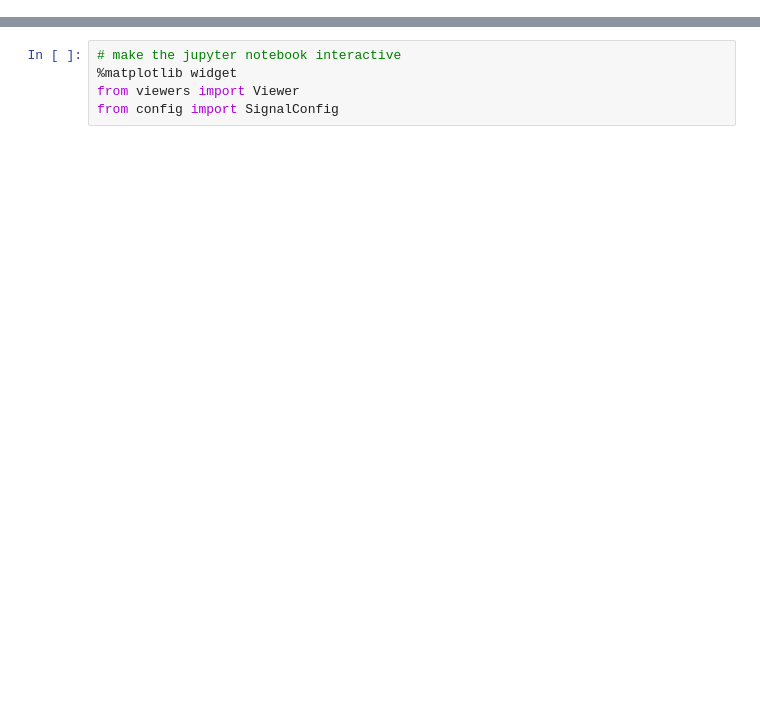
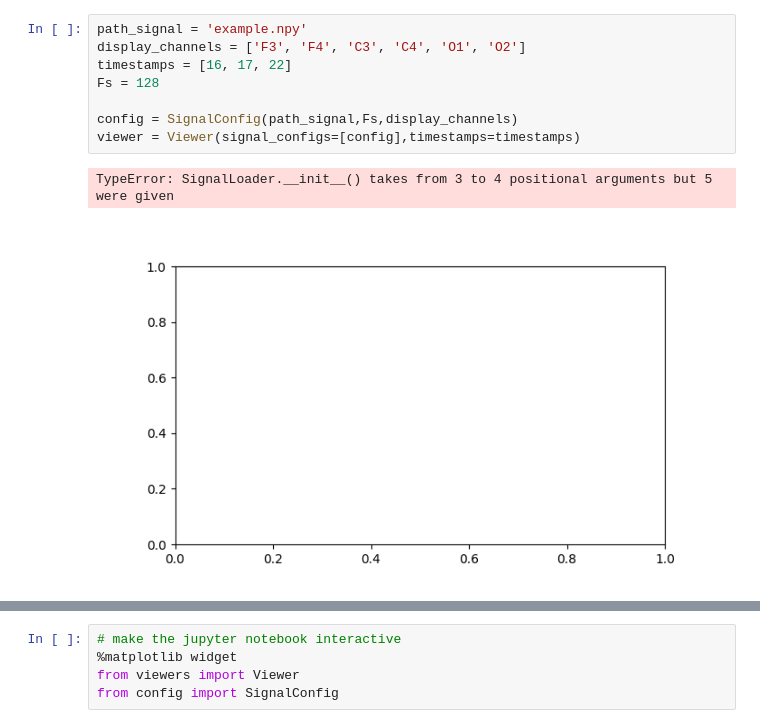
Before and after one commit to MoritzAlkofer/BIOViewer, a Jupyter notebook: demo.ipynb, the cells around one changed output, grey strips where cells are left out. Cells and saved outputs as stored; diff of their text form; blank space fills up the shorter version.

```diff
--- a/demo.ipynb
+++ b/demo.ipynb
@@ -0,0 +52,11 @@
+# %%
+path_signal = 'example.npy'
+display_channels = ['F3', 'F4', 'C3', 'C4', 'O1', 'O2']
+timestamps = [16, 17, 22]
+Fs = 128
+
+config = SignalConfig(path_signal,Fs,display_channels)
+viewer = Viewer(signal_configs=[config],timestamps=timestamps)
+# %% [output]
+TypeError: SignalLoader.__init__() takes from 3 to 4 positional arguments but 5 were given
+[figure, added]
```
Also changed, not shown: parts of 15 cells of this notebook, 6 other files.
